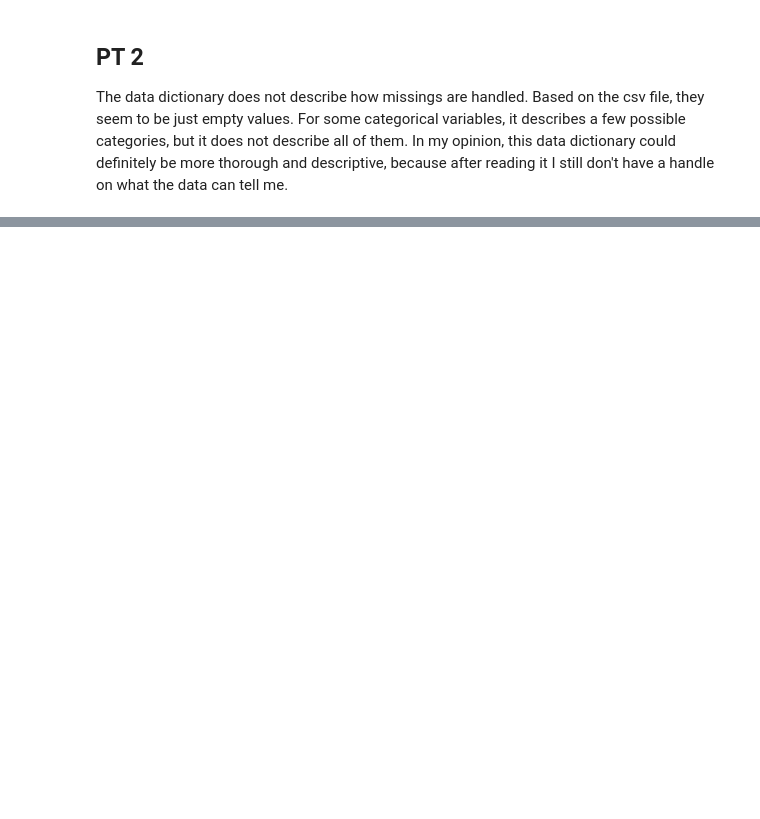
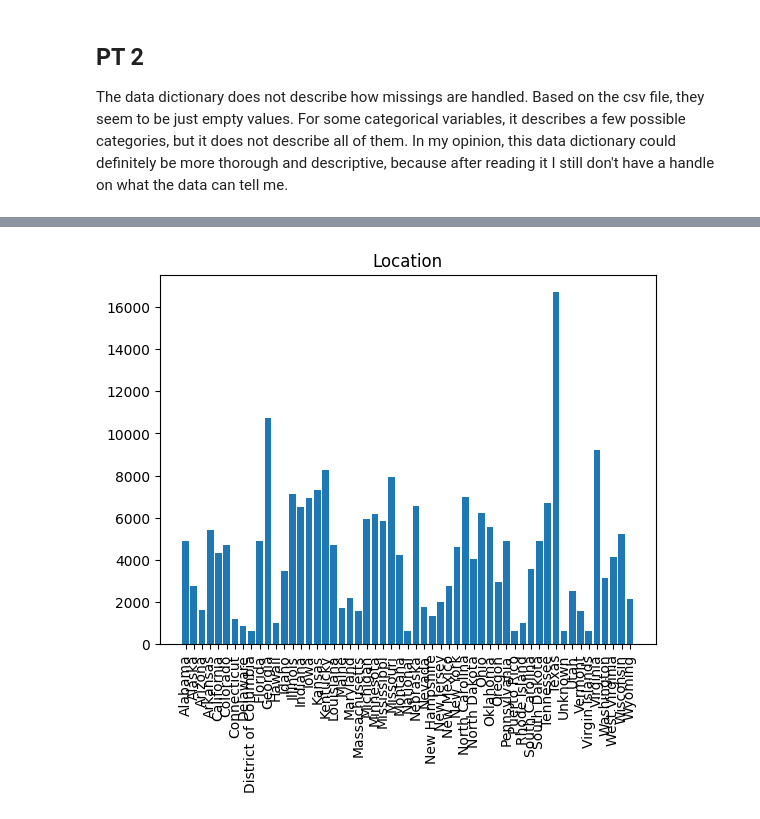
Before and after one commit to rvt9bx/DS3001visualization, a Jupyter notebook: assignment/assignment.ipynb, the cells around one changed output, grey strips where cells are left out. Cells and saved outputs as stored; diff of their text form; code cells hidden in the pictures; blank space fills up the shorter version.

```diff
--- a/assignment/assignment.ipynb
+++ b/assignment/assignment.ipynb
@@ -302,0 +337,17 @@ The data dictionary does not describe how missings are handled. Based on the csv
+# %%
+# explore data
+df.head()
+df.shape
+df.columns
+
+# rename interesting columns for easier use
+df = df.rename(columns={'Bene_Geo_Desc': 'location',
+                   'Bene_Age_Lvl': 'age',
+                   'Bene_Cond':'condition',
+                   'Prvlnc':'prevalence',
+                   'Tot_Mdcr_Stdzd_Pymt_PC':'spending_standardized',
+                   'Tot_Mdcr_Pymt_PC':'spending'})
+
+# select just my columns
+my_df = df.loc[:,['location','age','condition','prevalence','spending_standardized','spending']]
+my_df.shape
@@ -302,0 +356,19 @@ The data dictionary does not describe how missings are handled. Based on the csv
+# %%
+# cleaning!
+
+# see nulls
+my_df.isnull().sum() # lots of nulls in prevalence, spending_standardized, and spending
+# I am leaving the nulls for now, and I will filter them out for certain analyses and visualizations
+
+# datatypes
+my_df.dtypes # categoricals are objects, numbers are floats so we are good
+
+# location contains different categories for each county in the state, so clean up by making them all states + DC, National, Unknown, Virgin Islands, Puerto Rico
+len(my_df['location'].unique()) # = 3253
+my_df['general_location'] = my_df['location'].str.split(' : ').str[0]
+len(my_df['general_location'].unique()) # = 55
+my_df['general_location'].unique()
+
+# check others
+my_df['age'].unique()
+my_df['condition'].unique() # these are clean categories!
@@ -302,0 +388,9 @@ The data dictionary does not describe how missings are handled. Based on the csv
+# %%
+# location bar graph
+loc_df = my_df.groupby(['general_location'],as_index=False).size()
+plt.bar(loc_df['general_location'], loc_df['size'])
+plt.xticks(rotation=90)
+plt.title("Location")
+plt.show()
+# %% [output]
+[figure, added]
```
Also changed, not shown: parts of 27 cells of this notebook.
